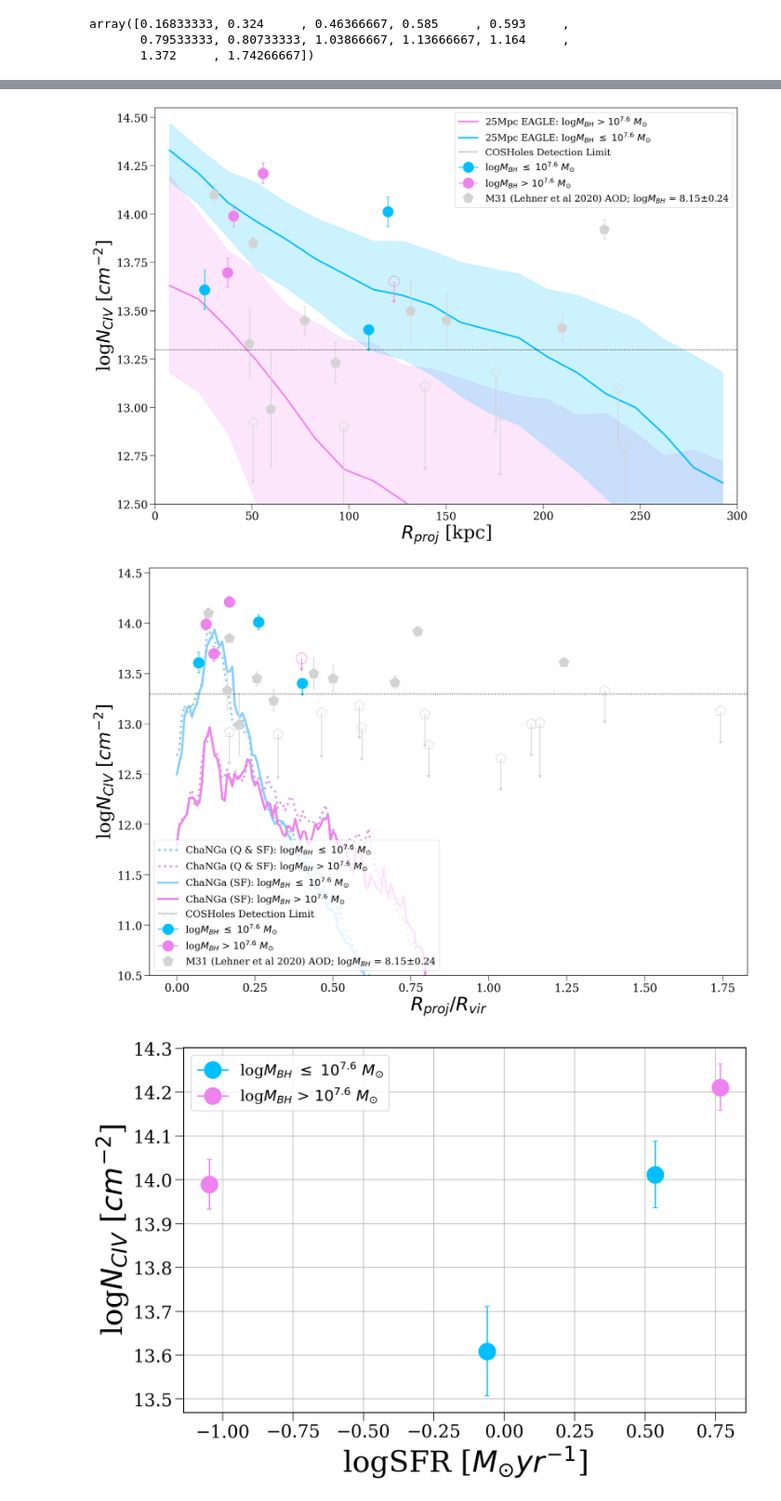
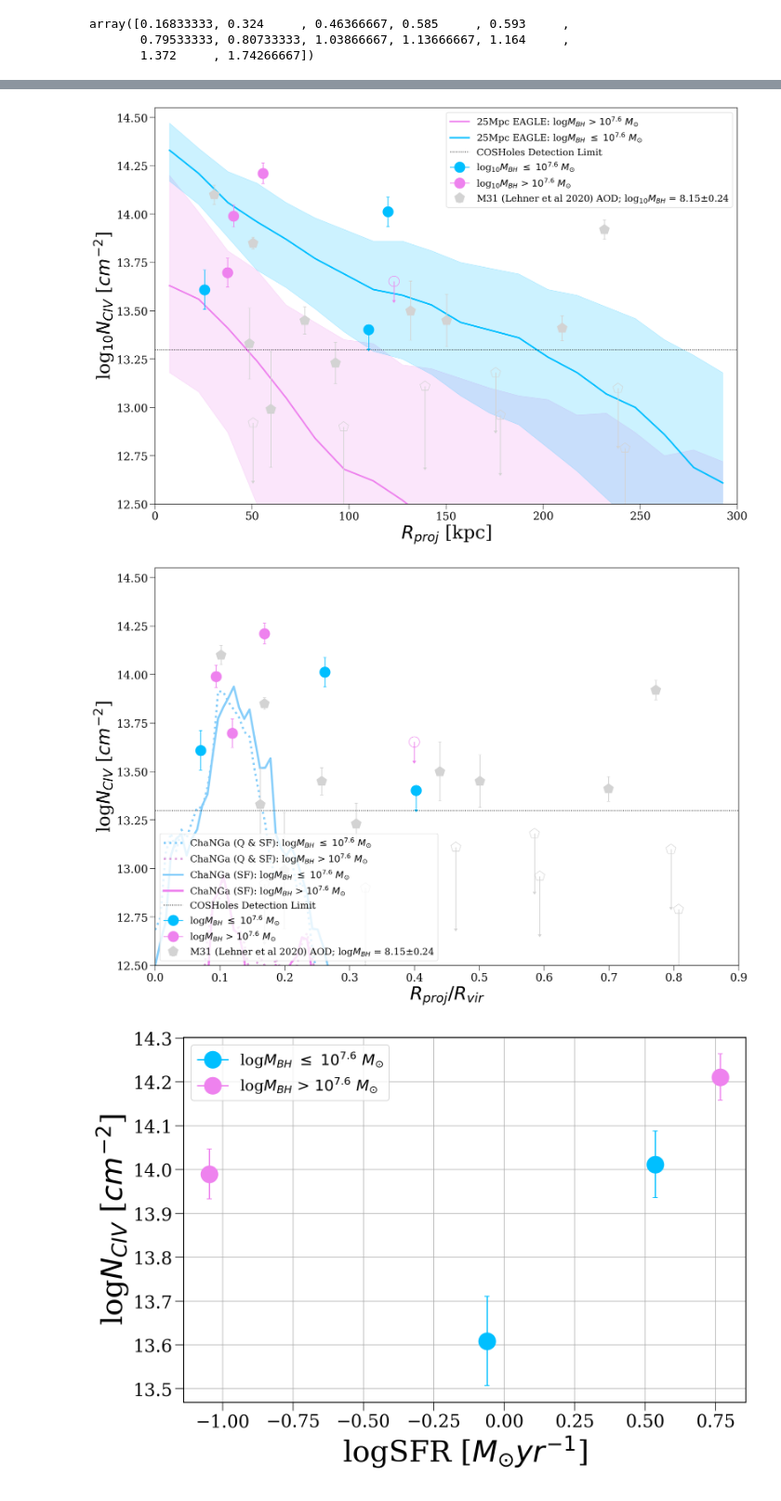
Before and after one commit to samlugarza/COS-Holes, a Jupyter notebook: notebooks/COS-Holes_CIV_Analysis.ipynb, the cells around one changed output, grey strips where cells are left out. Shown at 93% size. Saved outputs shown, nothing was run; the diff lists cells and outputs as text; code cells hidden in the pictures.

Commit message:
fixing plot labels

```diff
--- a/notebooks/COS-Holes_CIV_Analysis.ipynb
+++ b/notebooks/COS-Holes_CIV_Analysis.ipynb
@@ -479,11 +479,11 @@ plt.errorbar(rproj[1], civ_df_J1159['N'][0], yerr=civ_df_J1159['sigN'][0], capsi
 
 #J1249
 plt.errorbar(rproj[4], civ_df_J1249['N'][6], yerr= civ_df_J1249['sigN'][6], capsize = 3, c = 'deepskyblue',
-             label = 'log$M_{BH}$ $\leq$ $10^{7.6}$ $M_{\odot}$', marker=".", markersize=40)
+             label = 'log$_{10}M_{BH}$ $\leq$ $10^{7.6}$ $M_{\odot}$', marker=".", markersize=40)
 
 #J1051
 plt.errorbar(rproj[5], civ_df_J1051['N'][6], yerr= civ_df_J1051['sigN'][6],capsize = 3, c = 'violet',
-             label = 'log$M_{BH}$ > $10^{7.6}$ $M_{\odot}$', marker=".", markersize=40)
+             label = 'log$_{10}M_{BH}$ > $10^{7.6}$ $M_{\odot}$', marker=".", markersize=40)
 
 #J1123
 plt.errorbar(rproj[6], civ_df_J1123['N'][2], yerr=civ_df_J1123['sigN'][2],capsize = 3, c = 'deepskyblue',
@@ -511,7 +511,7 @@ plt.errorbar (rproj[8], np.log10(10**13.17+10**13.48), yerr=civ_df_J1101['sigN']
 
 ##### M31 Detections (Sums)
 plt.errorbar (amiga_2_det_sum['Rad'], amiga_2_det_sum['logN'], yerr=amiga_2_det_sum['sum_elogN'],capsize = 3, c = 'lightgrey',
-              marker="p", markersize=20, label='M31 (Lehner et al 2020) AOD; log$M_{BH}$ = 8.15$\pm$0.24', ls='none')
+              marker="p", markersize=20, label='M31 (Lehner et al 2020) AOD; log$_{10}M_{BH}$ = 8.15$\pm$0.24', ls='none')
 
 ##### M31 Upper Limits (Sums)
 plt.errorbar (amiga_2_up_sum['Rad'], amiga_2_up_sum['logN'], yerr=amiga_2_up_sum['sum_elogN'],uplims=True, c = 'lightgrey',
@@ -522,12 +522,12 @@ plt.axhline(13.3, c='k', ls=':', label='COSHoles Detection Limit')
 plt.ylim(12.5, 14.55)
 plt.xlim(0, 300)
 plt.xlabel ('$R_{proj}$ [kpc]')
-plt.ylabel ('log$N_{CIV}$ [$cm^{-2}$]')
+plt.ylabel ('log$_{10}N_{CIV}$ [$cm^{-2}$]')
 plt.legend(loc=1)
 #plt.grid(True)
 plt.show()
 # %% [output]
-[figure, old version]
+[figure, new version]
 # %%
 #Now I guess we can start plotting some things.... Lets make Fig 4 (RHS- N vs Rproj/Rvir) of COS-Holes Proposal
 
@@ -572,36 +572,36 @@ plt.errorbar(rproj[7]/rvir[7], civ_df_J0246['N'][2], civ_df_J0246['sigN'][2], ca
 
 #J1101 - NGC 3489 (0) (DETECTION UPPER LIMIT)
 plt.errorbar(rproj[0]/rvir[0], civ_df_J1101['N'][4], yerr=civ_df_J1101['sigN'][4], uplims=True, c = 'deepskyblue',
              marker=".", markersize=40)
 
 #J1235 - NGC 4564 (8)
 plt.errorbar (rproj[8]/rvir[8], np.log10(10**13.17+10**13.48), yerr=civ_df_J1101['sigN'][4],uplims=True, c = 'violet',
               marker=".",mfc='none',markersize=40)
 
 ########################################################
 
 # M31 information from Project AMIGA:
 # BH Mass: https://arxiv.org/pdf/1707.04001.pdf = 8.15+/- 0.24
 
 ##### M31 Detections (Sums)
 plt.errorbar (amiga_det_RRvir, amiga_2_det_sum['logN'], yerr=amiga_2_det_sum['sum_elogN'],capsize = 3, c = 'lightgrey',
               marker="p", markersize=20, label='M31 (Lehner et al 2020) AOD; log$M_{BH}$ = 8.15$\pm$0.24', ls='none')
 
 ##### M31 Upper Limits (Sums)
 plt.errorbar (amiga_up_RRvir, amiga_2_up_sum['logN'], yerr=amiga_2_up_sum['sum_elogN'],uplims=True, c = 'lightgrey',
               marker="p",mfc='none',markersize=20, ls='none')
 
 plt.axhline(13.3, c='k', ls=':', label='COSHoles Detection Limit')
 #plt.axvline(150, c='k', ls='-')
-plt.ylim(10.5, 14.55)
-#plt.xlim(0, 0.5)
+plt.ylim(12.5, 14.55)
+plt.xlim(0, 0.9)
 plt.xlabel ('$R_{proj}/R_{vir}$')
 plt.ylabel ('log$N_{CIV}$ [$cm^{-2}$]')
 plt.legend(loc=3)
 #plt.grid(True)
 plt.show()
 # %% [output]
-[figure, old version]
+[figure, new version]
 # %%
 #PRELIMINARY NCIV vs SFR (waiting to hear back from Terrazas
 #SFR from Terrazas et al. 2017: https://iopscience.iop.org/article/10.3847/1538-4357/aa7d07/pdf
```
Also changed, not shown: parts of 2 cells of this notebook.
